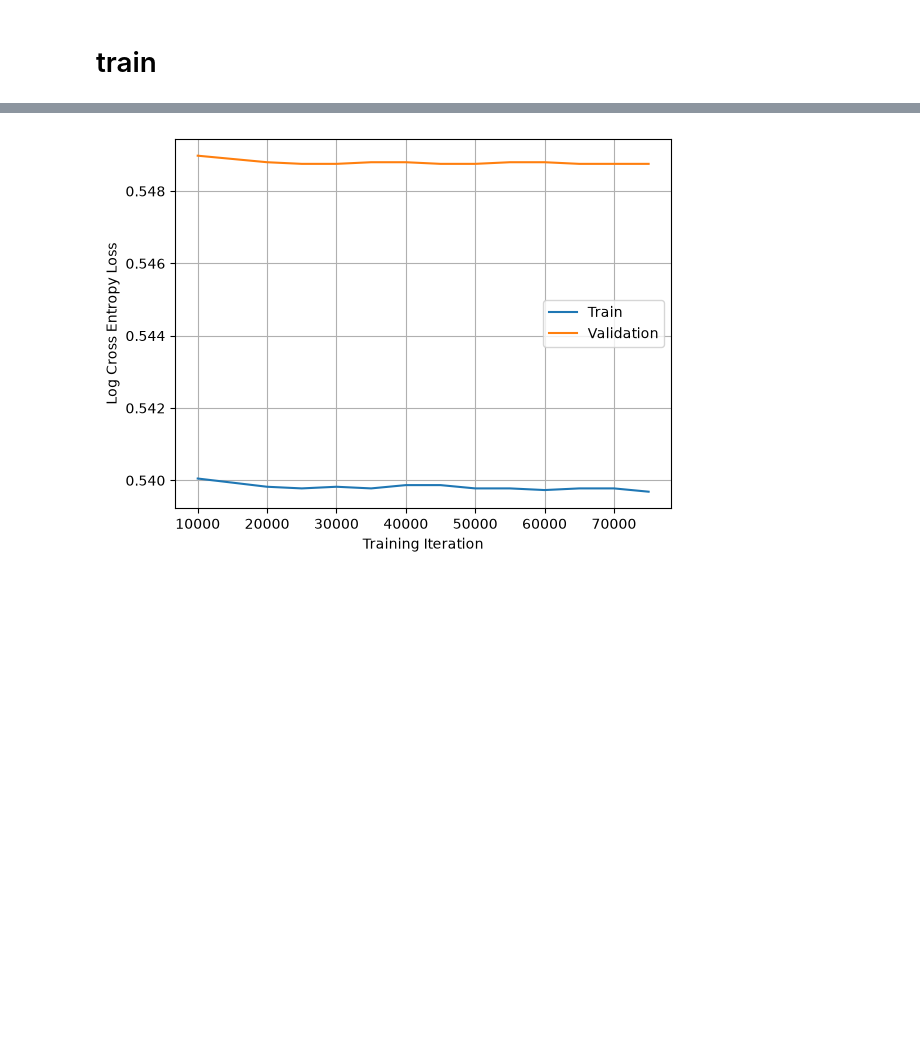
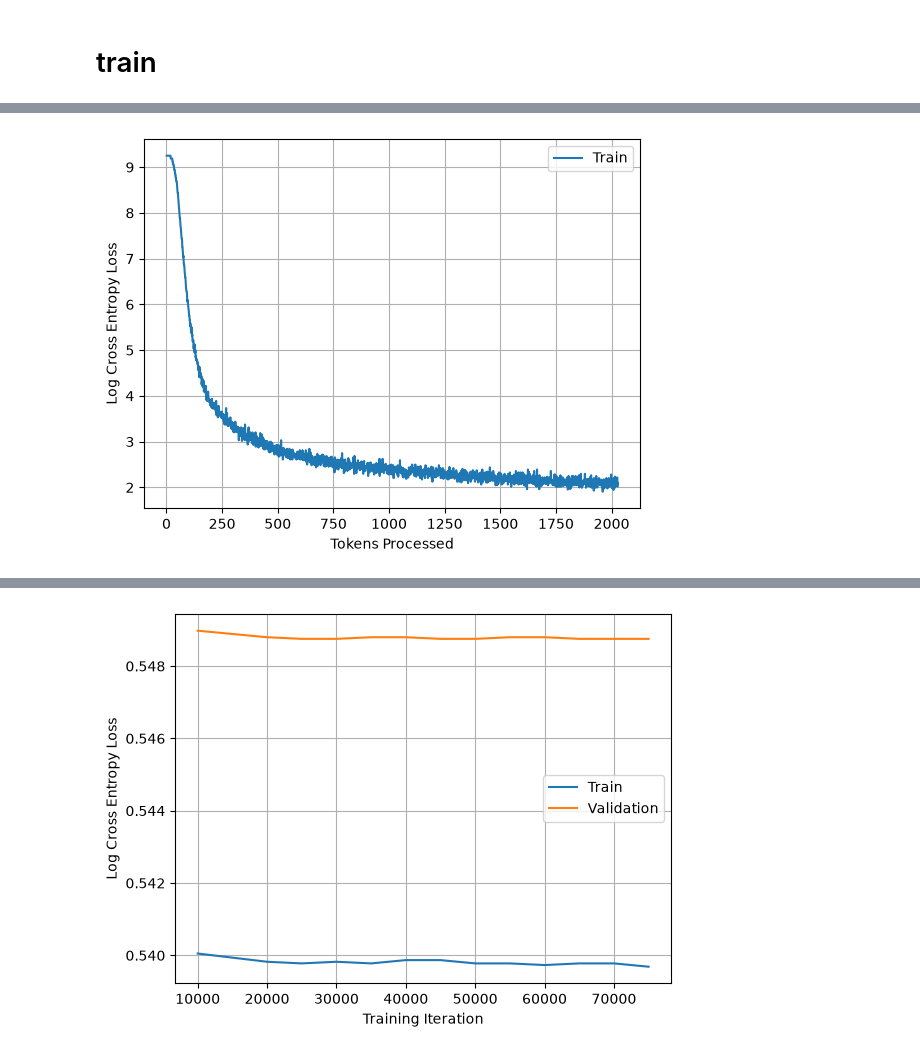
Before and after one commit to 17SingerAbel/cs336a1, a Jupyter notebook: train.ipynb, the cells around one changed output, grey strips where cells are left out. Saved outputs shown, nothing was run; the diff lists cells and outputs as text; code cells hidden in the pictures; blank space fills up the shorter version.

```diff
--- a/train.ipynb
+++ b/train.ipynb
@@ -284,0 +425,18 @@ with open("exp1_logs.json") as f:
+# %%
+import matplotlib.pyplot as plt
+
+# 1. Loss curve
+plt.figure()
+plt.plot(logs["iteration"], logs["train_loss"], label="Train")
+
+# 如果 val_loss 不是每个 iteration 都记录，
+# 最好单独记录 val_iteration / val_tokens_processed
+# plt.plot(logs["tokens_processed"], logs["val_loss"], label="Validation")
+
+plt.xlabel("Tokens Processed")
+plt.ylabel("Log Cross Entropy Loss")
+plt.legend()
+plt.grid()
+plt.show()
+# %% [output]
+[figure, added]
```
Also changed, not shown: parts of 20 cells of this notebook, 17 other files.
